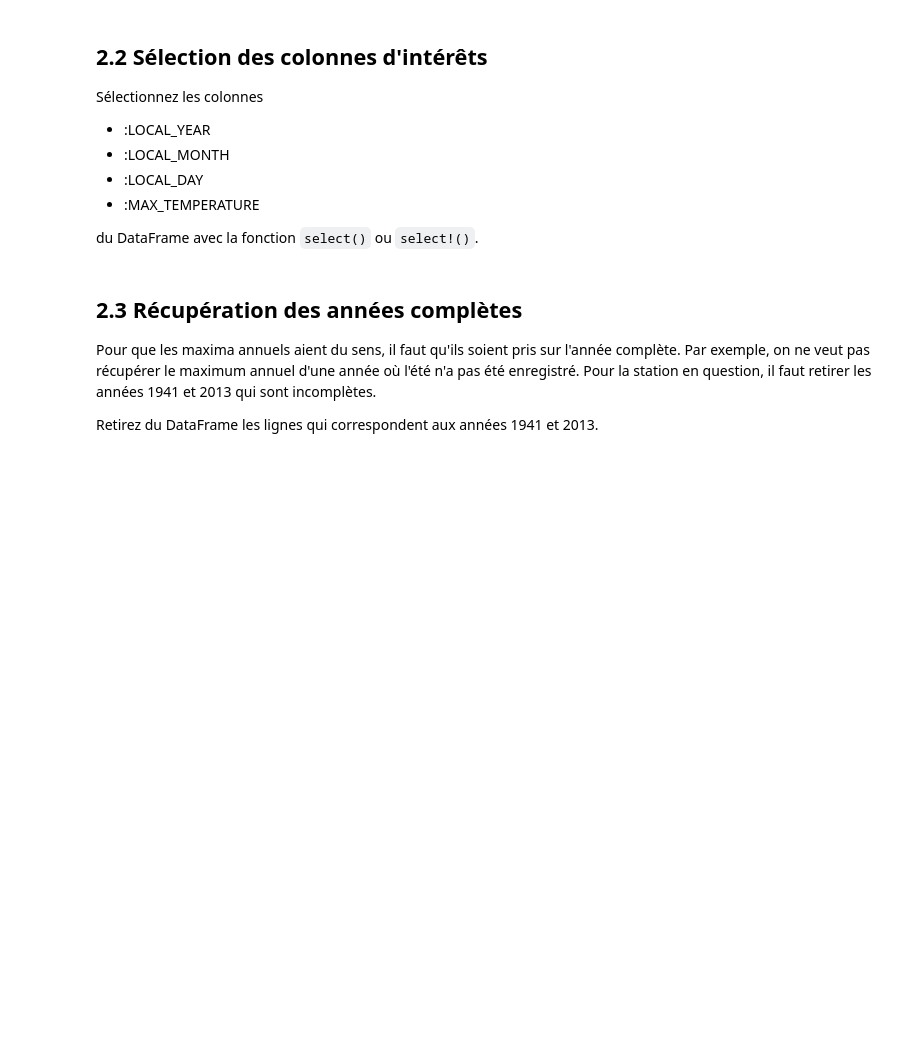
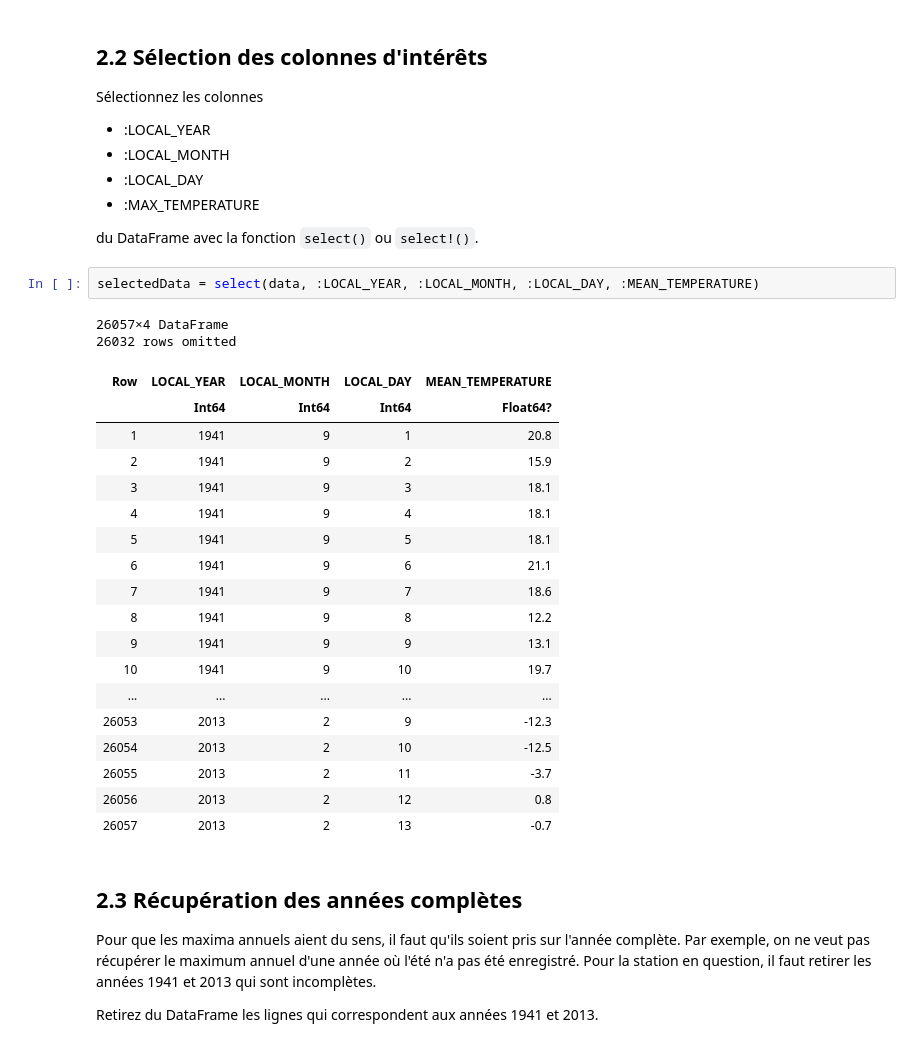
Before and after one commit to liotrique/MTH3302, a Jupyter notebook: TD01/TD1.ipynb, the cells around one changed output. Saved outputs shown, nothing was run; the diff lists cells and outputs as text; blank space fills up the shorter version.

```diff
--- a/TD01/TD1.ipynb
+++ b/TD01/TD1.ipynb
@@ -219,6 +219,29 @@ Sélectionnez les colonnes
 - :MAX_TEMPERATURE
 
 du DataFrame avec la fonction `select()` ou `select!()`.
+# %%
+selectedData = select(data, :LOCAL_YEAR, :LOCAL_MONTH, :LOCAL_DAY, :MEAN_TEMPERATURE)
+# %% [output]
+26057×4 DataFrame
+26032 rows omitted
+| Row | LOCAL_YEAR | LOCAL_MONTH | LOCAL_DAY | MEAN_TEMPERATURE |
+|  | Int64 | Int64 | Int64 | Float64? |
+| 1 | 1941 | 9 | 1 | 20.8 |
+| 2 | 1941 | 9 | 2 | 15.9 |
+| 3 | 1941 | 9 | 3 | 18.1 |
+| 4 | 1941 | 9 | 4 | 18.1 |
+| 5 | 1941 | 9 | 5 | 18.1 |
+| 6 | 1941 | 9 | 6 | 21.1 |
+| 7 | 1941 | 9 | 7 | 18.6 |
+| 8 | 1941 | 9 | 8 | 12.2 |
+| 9 | 1941 | 9 | 9 | 13.1 |
+| 10 | 1941 | 9 | 10 | 19.7 |
+| ... | ... | ... | ... | ... |
+| 26053 | 2013 | 2 | 9 | -12.3 |
+| 26054 | 2013 | 2 | 10 | -12.5 |
+| 26055 | 2013 | 2 | 11 | -3.7 |
+| 26056 | 2013 | 2 | 12 | 0.8 |
+| 26057 | 2013 | 2 | 13 | -0.7 |
 # %% [markdown]
 ## 2.3 Récupération des années complètes
 
```
Also changed, not shown: parts of 9 cells of this notebook.
